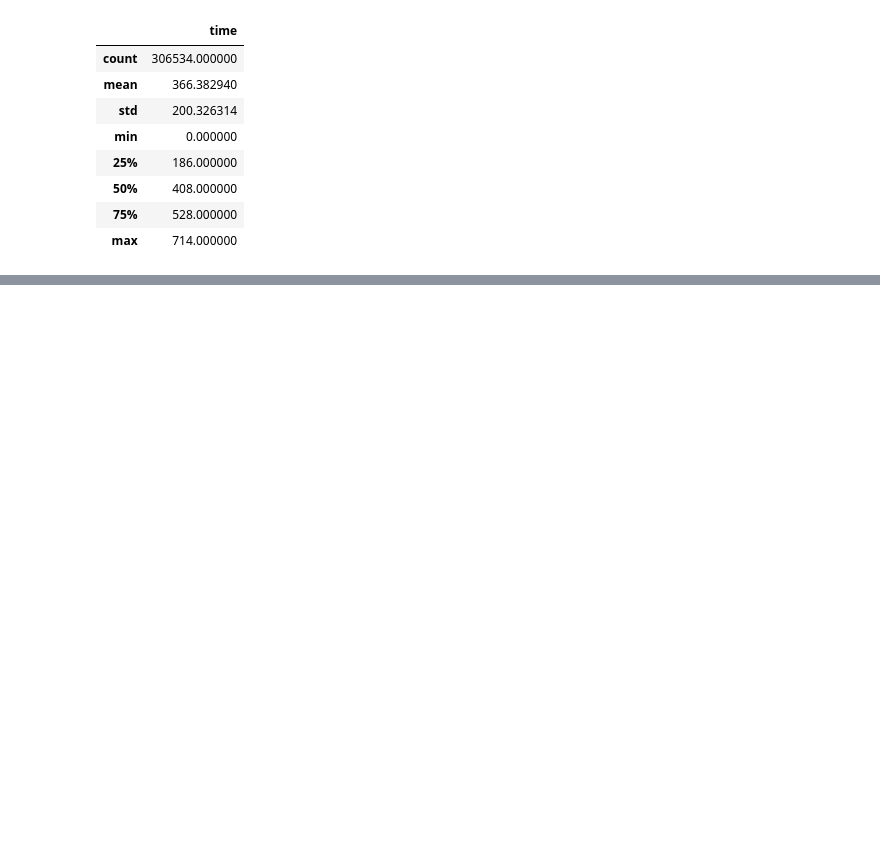
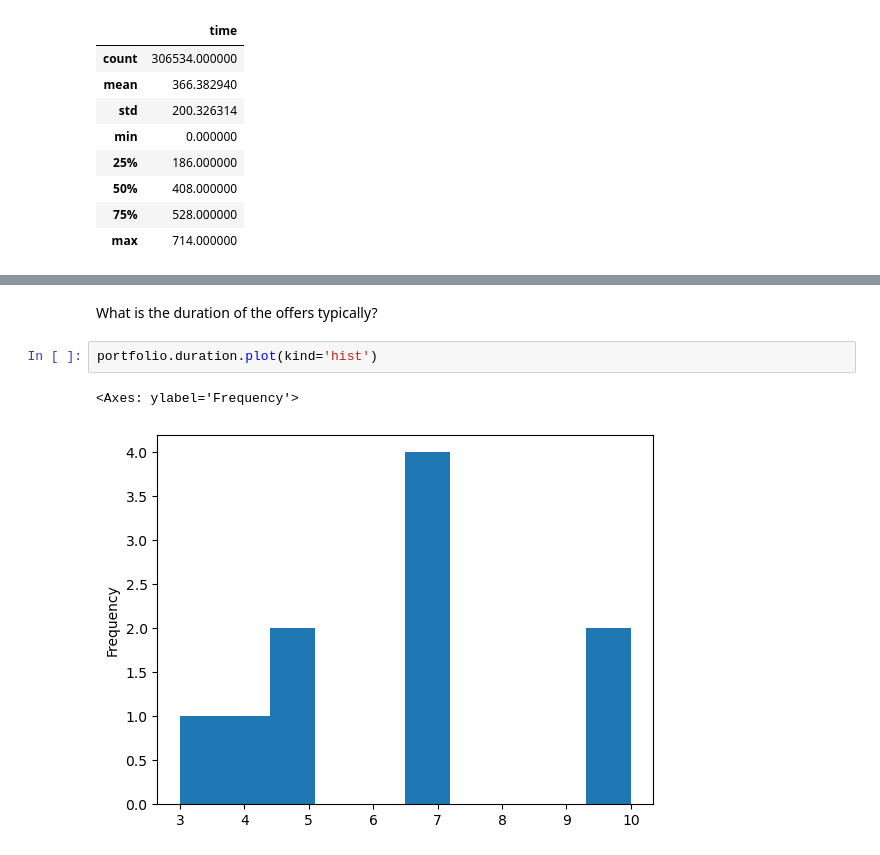
Before and after one commit to tnazikian/Udacity-Data-Scientist-Capstone, a Jupyter notebook: Starbucks_Capstone_notebook.ipynb, the cells around one changed output, grey strips where cells are left out. Cells and saved outputs as stored; diff of their text form; blank space fills up the shorter version.

```diff
--- a/Starbucks_Capstone_notebook.ipynb
+++ b/Starbucks_Capstone_notebook.ipynb
@@ -474,0 +487,7 @@ transcript.describe()
+# %% [markdown]
+What is the duration of the offers typically?
+# %%
+portfolio.duration.plot(kind='hist')
+# %% [output]
+<Axes: ylabel='Frequency'>
+[figure, added]
```
Also changed, not shown: parts of 29 cells of this notebook.
